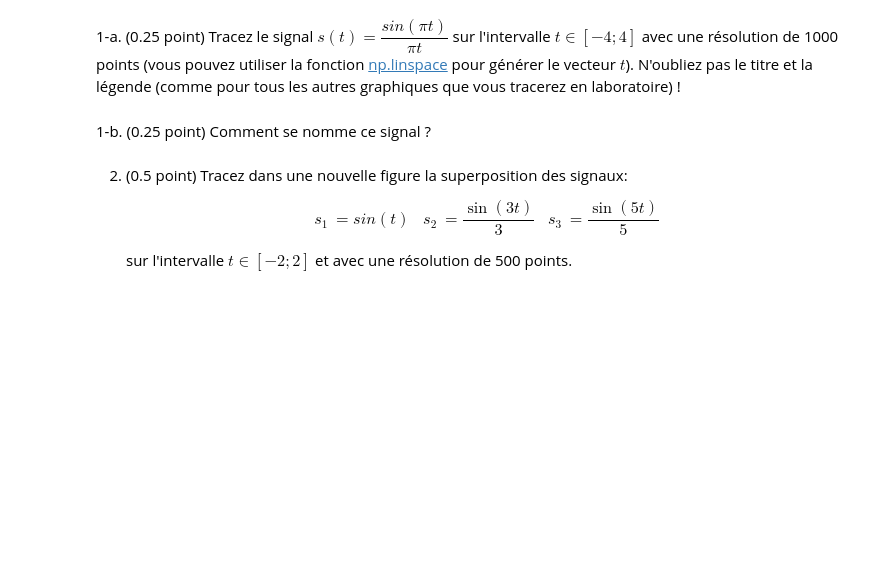
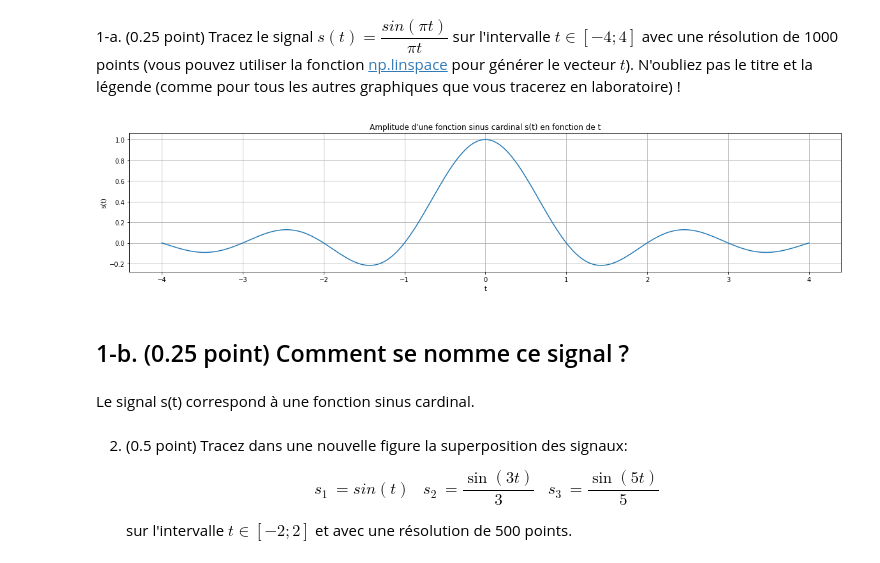
Before and after one commit to conorato/INF8725, a Jupyter notebook: tp1/lab1_fr.ipynb, the cells around one changed output. Cells and saved outputs as stored; diff of their text form; code cells hidden in the pictures; blank space fills up the shorter version.

```diff
--- a/tp1/lab1_fr.ipynb
+++ b/tp1/lab1_fr.ipynb
@@ -27,6 +27,8 @@ Une pénalité de 3 points sera appliquée si ces consignes ne sont pas respect
 import numpy as np
 import timeit
 import matplotlib.pyplot as plt
+
+plt.rcParams["figure.figsize"] = (20,4)
 # %% [markdown]
 ## Exercice 1 (2 points)
 # %% [markdown]
@@ -36,5 +36,19 @@ import matplotlib.pyplot as plt
+# %%
+t = np.linspace(-4, 4, num=1000)
+s = np.sin(np.pi * t)/(np.pi * t)
+
+plt.plot(t, s)
+plt.grid()
+plt.title("Amplitude d'une fonction sinus cardinal s(t) en fonction de t")
+plt.xlabel('t')
+plt.ylabel('s(t)')
+plt.show()
+# %% [output]
+[figure, added]
 # %% [markdown]
-1-b. (0.25 point) Comment se nomme ce signal ?
+## 1-b. (0.25 point) Comment se nomme ce signal ?
+# %% [markdown]
+Le signal s(t) correspond à une fonction sinus cardinal.
 # %% [markdown]
 2. (0.5 point) Tracez dans une nouvelle figure la superposition des signaux:
 \begin{align*}
```
Also changed, not shown: parts of 11 cells of this notebook.
